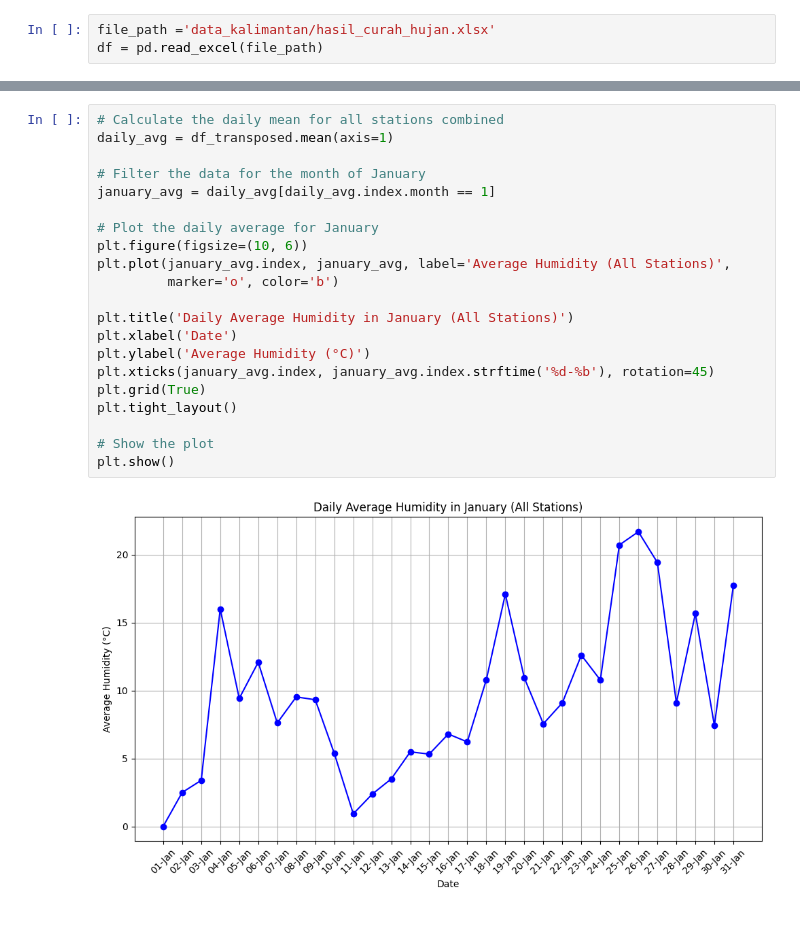
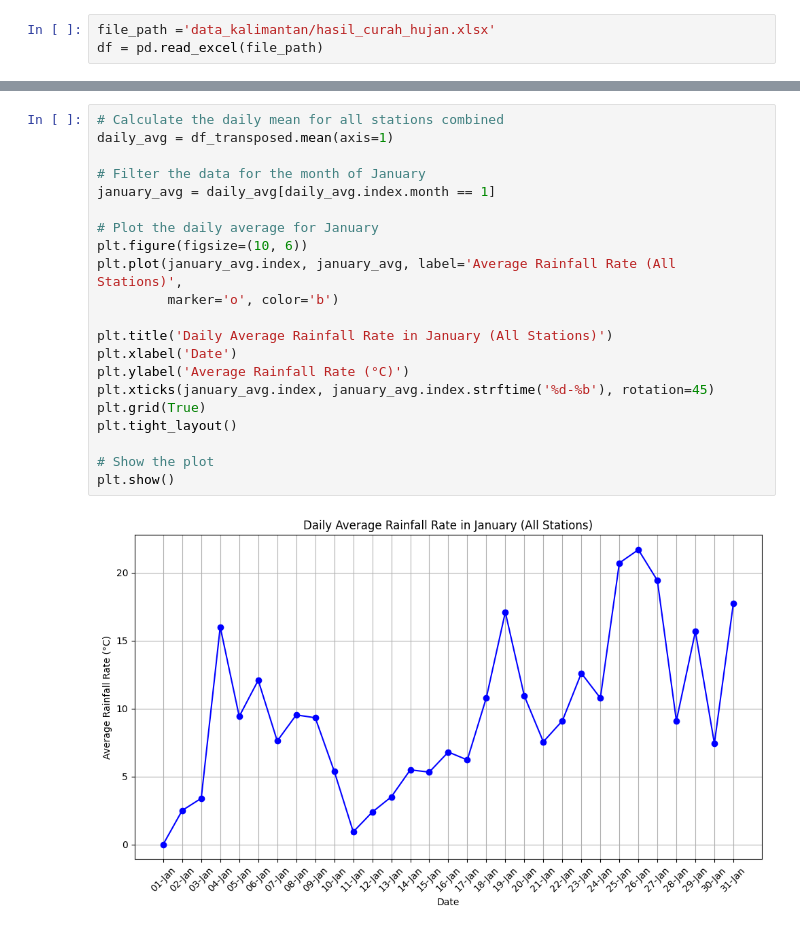
Before and after one commit to syadrn/Proyek-Kapita-Selekta, a Jupyter notebook: Tugas proyek akhir meteo/data_curah hujan_bulanan.ipynb, the cells around one changed output, grey strips where cells are left out. Cells and saved outputs as stored; diff of their text form.

```diff
--- a/Tugas proyek akhir meteo/data_curah hujan_bulanan.ipynb
+++ b/Tugas proyek akhir meteo/data_curah hujan_bulanan.ipynb
@@ -122,26 +122,26 @@ plt.show()
 # %%
 # Calculate the daily mean for all stations combined
 daily_avg = df_transposed.mean(axis=1)
 
 # Filter the data for the month of January
 january_avg = daily_avg[daily_avg.index.month == 1]
 
 # Plot the daily average for January
 plt.figure(figsize=(10, 6))
-plt.plot(january_avg.index, january_avg, label='Average Humidity (All Stations)',
+plt.plot(january_avg.index, january_avg, label='Average Rainfall Rate (All Stations)',
          marker='o', color='b')
 
-plt.title('Daily Average Humidity in January (All Stations)')
+plt.title('Daily Average Rainfall Rate in January (All Stations)')
 plt.xlabel('Date')
-plt.ylabel('Average Humidity (°C)')
+plt.ylabel('Average Rainfall Rate (°C)')
 plt.xticks(january_avg.index, january_avg.index.strftime('%d-%b'), rotation=45)
 plt.grid(True)
 plt.tight_layout()
 
 # Show the plot
 plt.show()
 # %% [output]
-[figure, old version]
+[figure, new version]
 # %%
 # Calculate the daily mean for all stations combined
 daily_avg = df_transposed.mean(axis=1)
```
Also changed, not shown: parts of 12 cells of this notebook, 1 other file.
